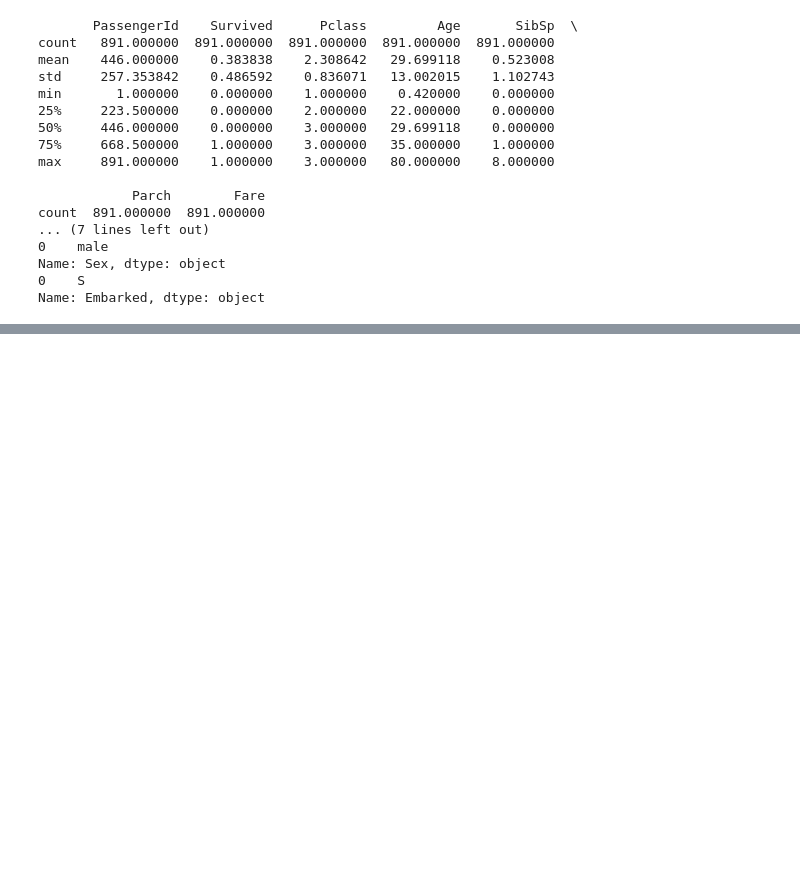
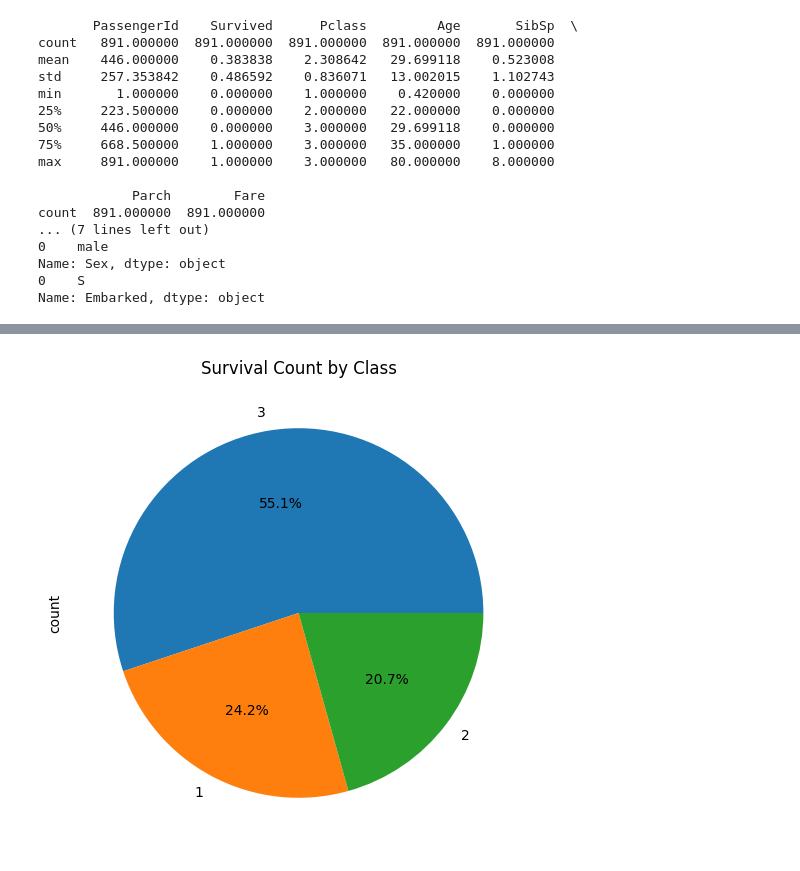
Before and after one commit to ushalakshmi75/Datascience, a Jupyter notebook: chapter_appendix-tools-for-deep-learning/jupyter.ipynb, the cells around one changed output, grey strips where cells are left out. Saved outputs shown, nothing was run; the diff lists cells and outputs as text; code cells hidden in the pictures; blank space fills up the shorter version.

```diff
--- a/chapter_appendix-tools-for-deep-learning/jupyter.ipynb
+++ b/chapter_appendix-tools-for-deep-learning/jupyter.ipynb
@@ -237,0 +228,10 @@ plt.show()
+# %%
+# Pie Chart
+
+# Pie chart for survival count by class
+plt.figure(figsize=(8,6))
+df['Pclass'].value_counts().plot(kind='pie', autopct='%1.1f%%')
+plt.title('Survival Count by Class')
+plt.show()
+# %% [output]
+[figure, added]
```
Also changed, not shown: parts of 2 cells of this notebook.
